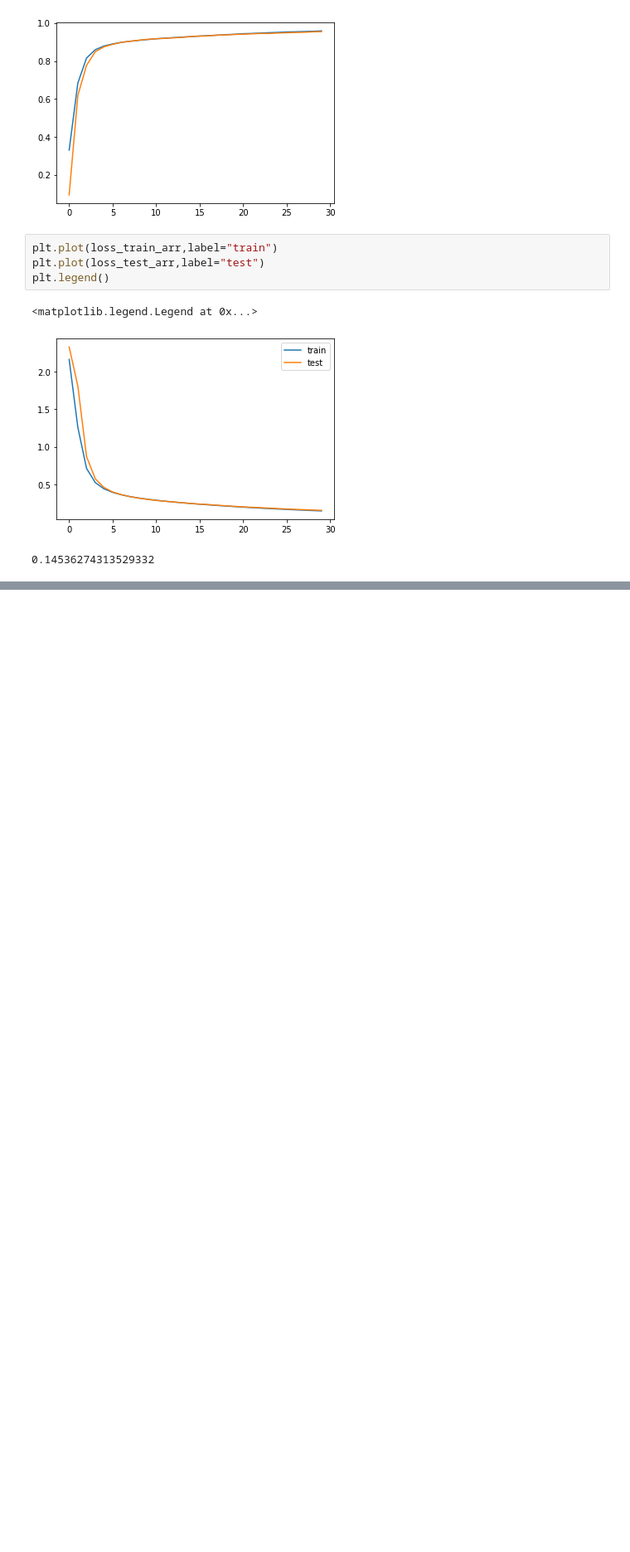
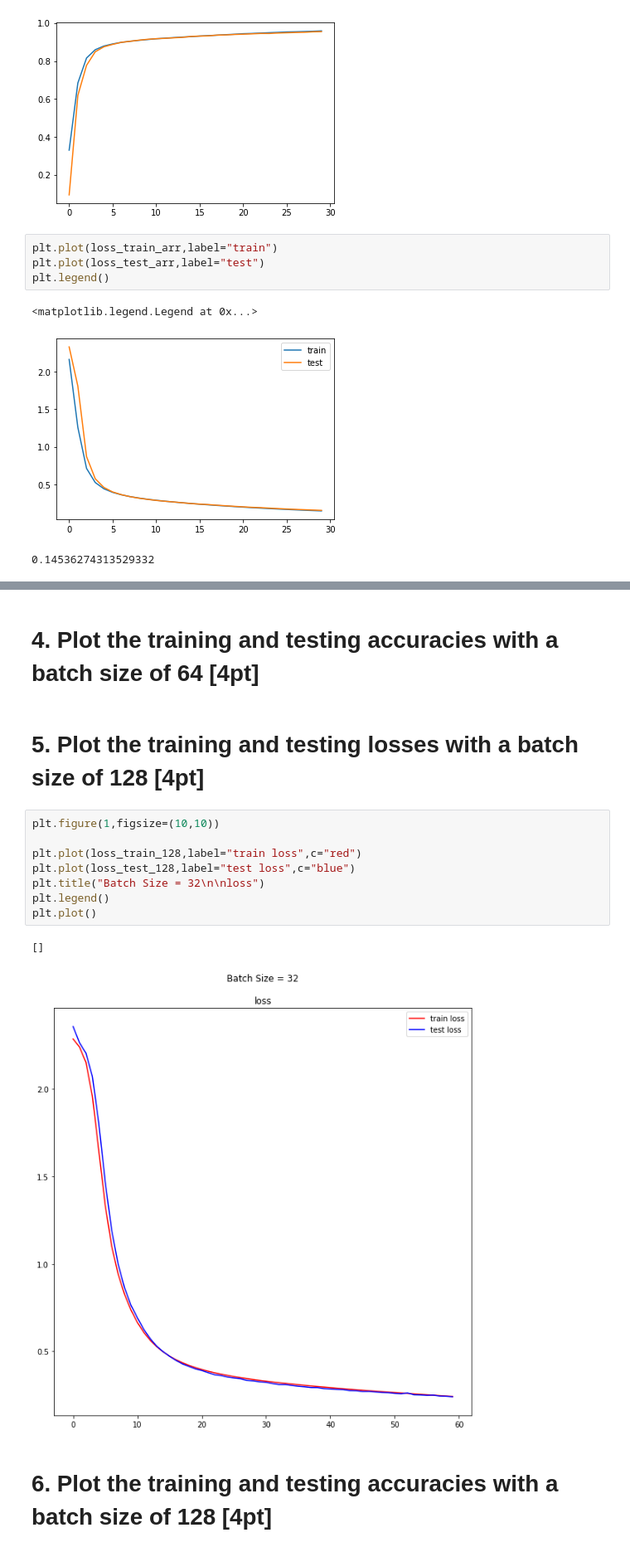
Before and after one commit to ehehehe95/Implementing-Basic-ML-techniques, a Jupyter notebook: 9/assignment09.ipynb, the cells around one changed output, grey strips where cells are left out. Shown at 83% size. Drawn from its saved outputs; the diff is of its cells as text; blank space fills up the shorter version.

```diff
--- a/9/assignment09.ipynb
+++ b/9/assignment09.ipynb
@@ -324,0 +306,17 @@ Transform: Compose(
+# %% [markdown]
+# 4. Plot the training and testing accuracies with a batch size of 64 [4pt]
+# %% [markdown]
+# 5. Plot the training and testing losses with a batch size of 128 [4pt]
+# %%
+plt.figure(1,figsize=(10,10))
+
+plt.plot(loss_train_128,label="train loss",c="red")
+plt.plot(loss_test_128,label="test loss",c="blue")
+plt.title("Batch Size = 32\n\nloss")
+plt.legend()
+plt.plot()
+# %% [output]
+[]
+[figure, added]
+# %% [markdown]
+# 6. Plot the training and testing accuracies with a batch size of 128 [4pt]
```
Also changed, not shown: parts of 15 cells of this notebook.
